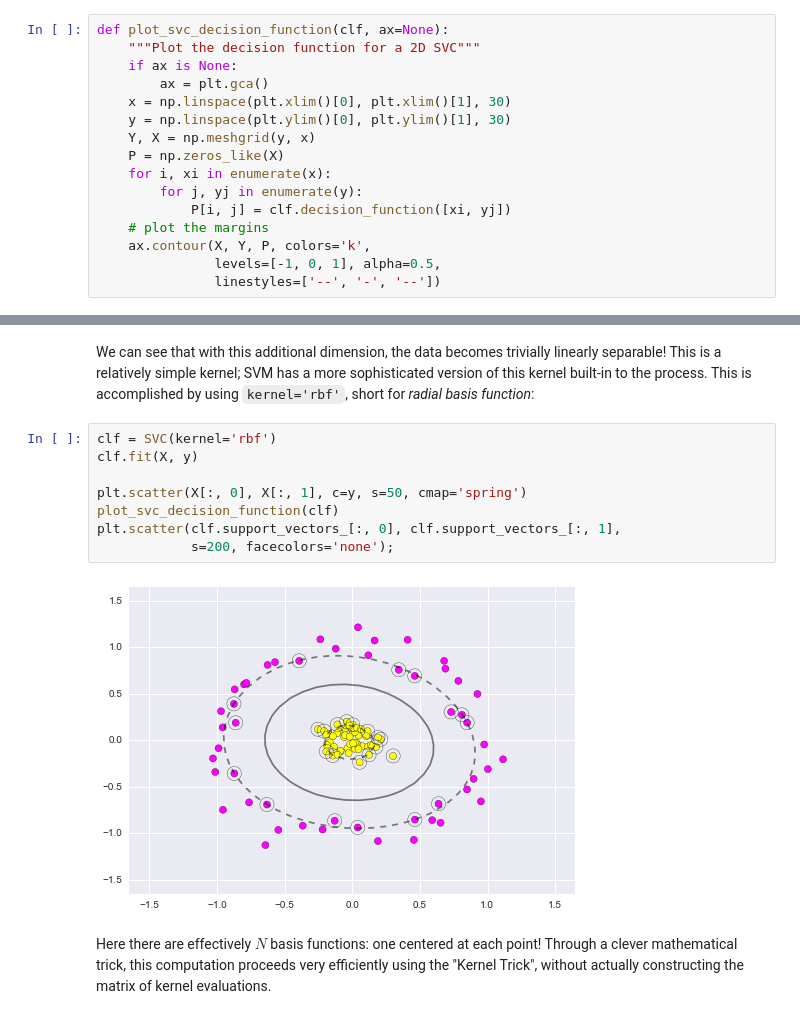
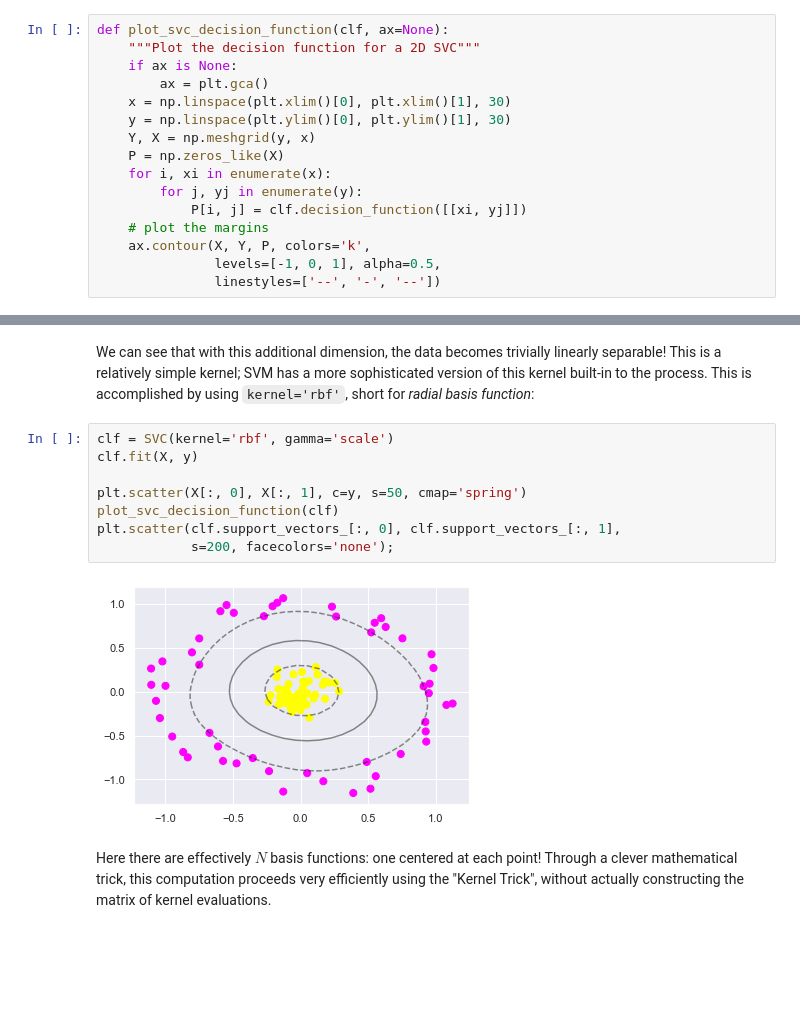
Before and after one commit to gaoshangdeakin/SIT384-Jupyter, a Jupyter notebook: SIT384P06B-Supervised Learning In-Depth- Support Vector Machines.ipynb, the cells around one changed output, grey strips where cells are left out. Saved outputs shown, nothing was run; the diff lists cells and outputs as text; blank space fills up the shorter version.

```diff
--- a/SIT384P06B-Supervised Learning In-Depth- Support Vector Machines.ipynb
+++ b/SIT384P06B-Supervised Learning In-Depth- Support Vector Machines.ipynb
@@ -105,7 +106,7 @@ def plot_svc_decision_function(clf, ax=None):
     P = np.zeros_like(X)
     for i, xi in enumerate(x):
         for j, yj in enumerate(y):
-            P[i, j] = clf.decision_function([xi, yj])
+            P[i, j] = clf.decision_function([[xi, yj]])
     # plot the margins
     ax.contour(X, Y, P, colors='k',
                levels=[-1, 0, 1], alpha=0.5,
@@ -192,15 +194,15 @@ interact(plot_3D, elev=[-90, 90], azip=(-180, 180));
 We can see that with this additional dimension, the data becomes trivially linearly separable!
 This is a relatively simple kernel; SVM has a more sophisticated version of this kernel built-in to the process. This is accomplished by using ``kernel='rbf'``, short for *radial basis function*:
 # %%
-clf = SVC(kernel='rbf')
+clf = SVC(kernel='rbf', gamma='scale')
 clf.fit(X, y)
 
 plt.scatter(X[:, 0], X[:, 1], c=y, s=50, cmap='spring')
 plot_svc_decision_function(clf)
 plt.scatter(clf.support_vectors_[:, 0], clf.support_vectors_[:, 1],
             s=200, facecolors='none');
 # %% [output]
-[figure, old version]
+[figure, new version]
 # %% [markdown]
 Here there are effectively $N$ basis functions: one centered at each point! Through a clever mathematical trick, this computation proceeds very efficiently using the "Kernel Trick", without actually constructing the matrix of kernel evaluations.
 # %% [markdown]
```
Also changed, not shown: parts of 10 cells of this notebook, 1 other file.
